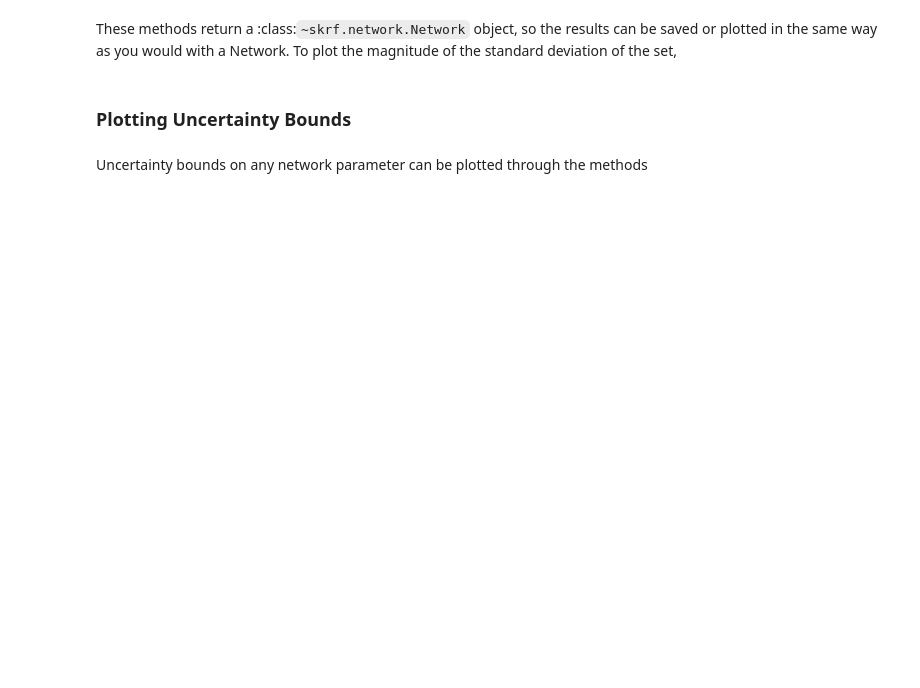
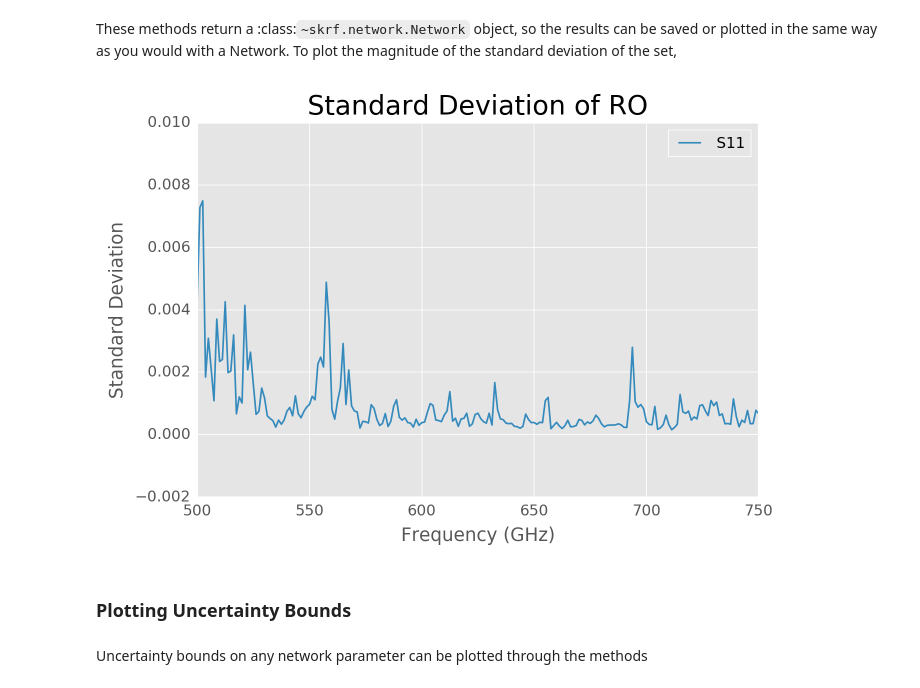
Before and after one commit to scikit-rf/scikit-rf, a Jupyter notebook: doc/source/tutorials/Introduction.ipynb, the cells around one changed output. Cells and saved outputs as stored; diff of their text form; code cells hidden in the pictures; blank space fills up the shorter version.

```diff
--- a/doc/source/tutorials/Introduction.ipynb
+++ b/doc/source/tutorials/Introduction.ipynb
@@ -146,9 +158,11 @@ These methods return a :class:`~skrf.network.Network` object, so the results can
 saved or plotted in the same way as you would with a Network.
 To plot the magnitude of the standard deviation of the set,
 # %%
-ro_ns.std_s.plot_s_mag()
+ro_ns.std_s.plot_s_mag(label='S11')
 ylabel('Standard Deviation')
 title('Standard Deviation of RO');
+# %% [output]
+[figure, added]
 # %% [markdown]
 ### Plotting Uncertainty Bounds
 # %% [markdown]
```
Also changed, not shown: parts of 30 cells of this notebook, 4 other files.
